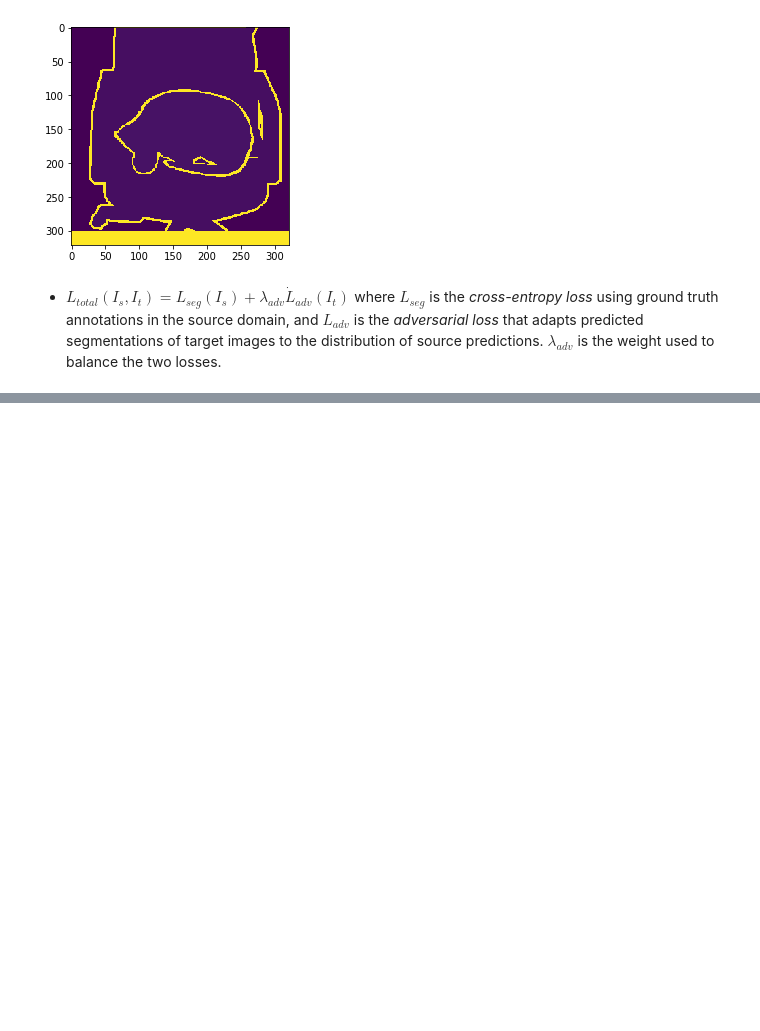
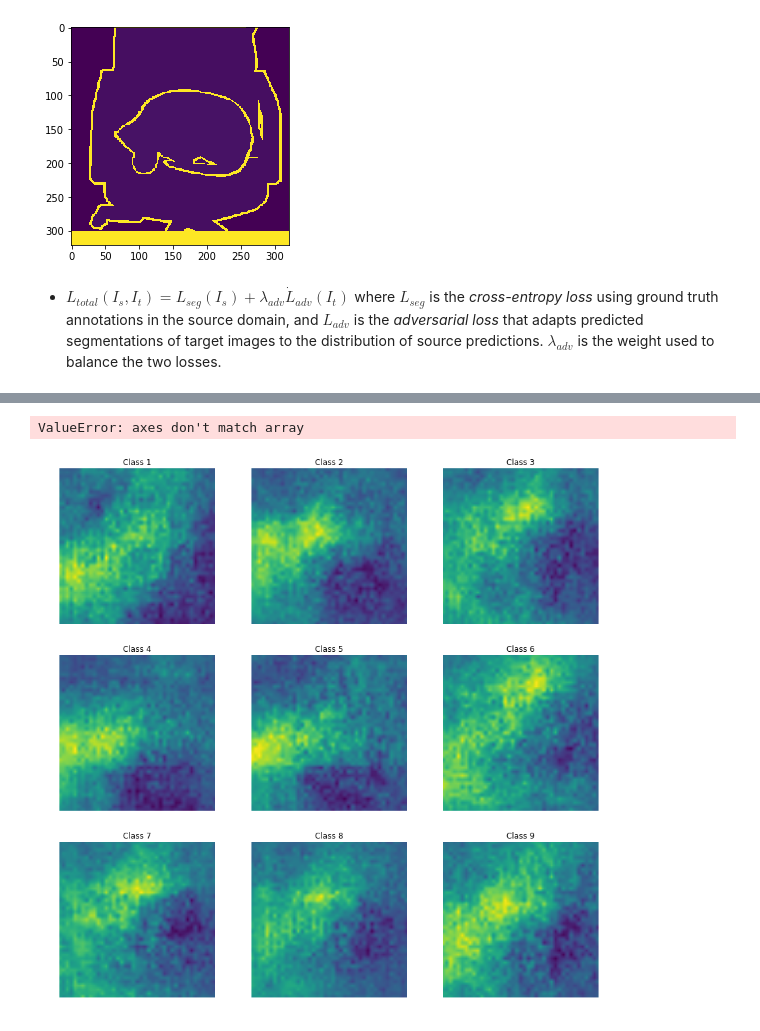
Before and after one commit to BobrG/IreneGit, a Jupyter notebook: segmentation_pytorch.ipynb, the cells around one changed output, grey strips where cells are left out. Saved outputs shown, nothing was run; the diff lists cells and outputs as text; code cells hidden in the pictures; blank space fills up the shorter version.

```diff
--- a/segmentation_pytorch.ipynb
+++ b/segmentation_pytorch.ipynb
@@ -326,7 +326,7 @@ cudnn.enabled = True
 cudnn.benchmark = True
 # %%
 num_classes = 9
-num_epochs = 10
+num_epochs = 3
 batch_sz = 4
 lr = 1e-4
 
@@ -345,9 +345,9 @@ transf = Compose([
     ToTensor()
 ])
 
-dset_train = SURREALDataset(dirr_train, 9, transf, identifier='restructed', lengt=100)
-dset_test = SURREALDataset(dirr_test, 9, transf, identifier='restructed', lengt=100)
-dset_val = SURREALDataset(dirr_val, 9, transf, identifier='restructed', lengt=100)
+dset_train = SURREALDataset(dirr_train, 9, transf, identifier='restructed', lengt=10000)
+dset_test = SURREALDataset(dirr_test, 9, transf, identifier='restructed', lengt=10000)
+dset_val = SURREALDataset(dirr_val, 9, transf, identifier='restructed', lengt=10000)
 dset_sitting = SittingDataset(sitting_dirr, 9, transf, identifier='restructed')
 
 source_tr_loader = DataLoader(dset_train, batch_size=batch_sz, shuffle=False)
@@ -551,0 +554,14 @@ iter =        7/      10 loss_seg = 10 loss_adv = 1.8923097848892212 loss_D = 0.
+# %%
+inputs, classes = next(iter(targer_loader))
+input_img = torch.unsqueeze(Variable(inputs.cuda(async=True)), dim=0)[0]
+model.cuda()
+model.eval()
+output = interp_target(model(input_img)).data.cpu().numpy()
+out_ = output.transpose(1,2,0)
+out_ = np.asarray(np.argmax(out_, axis=2), dtype=np.int)
+# %% [output]
+ValueError: axes don't match array
+# %%
+show_pics(output[0], 3, 3)
+# %% [output]
+[figure, added]
```
Also changed, not shown: parts of 1 cell of this notebook.
